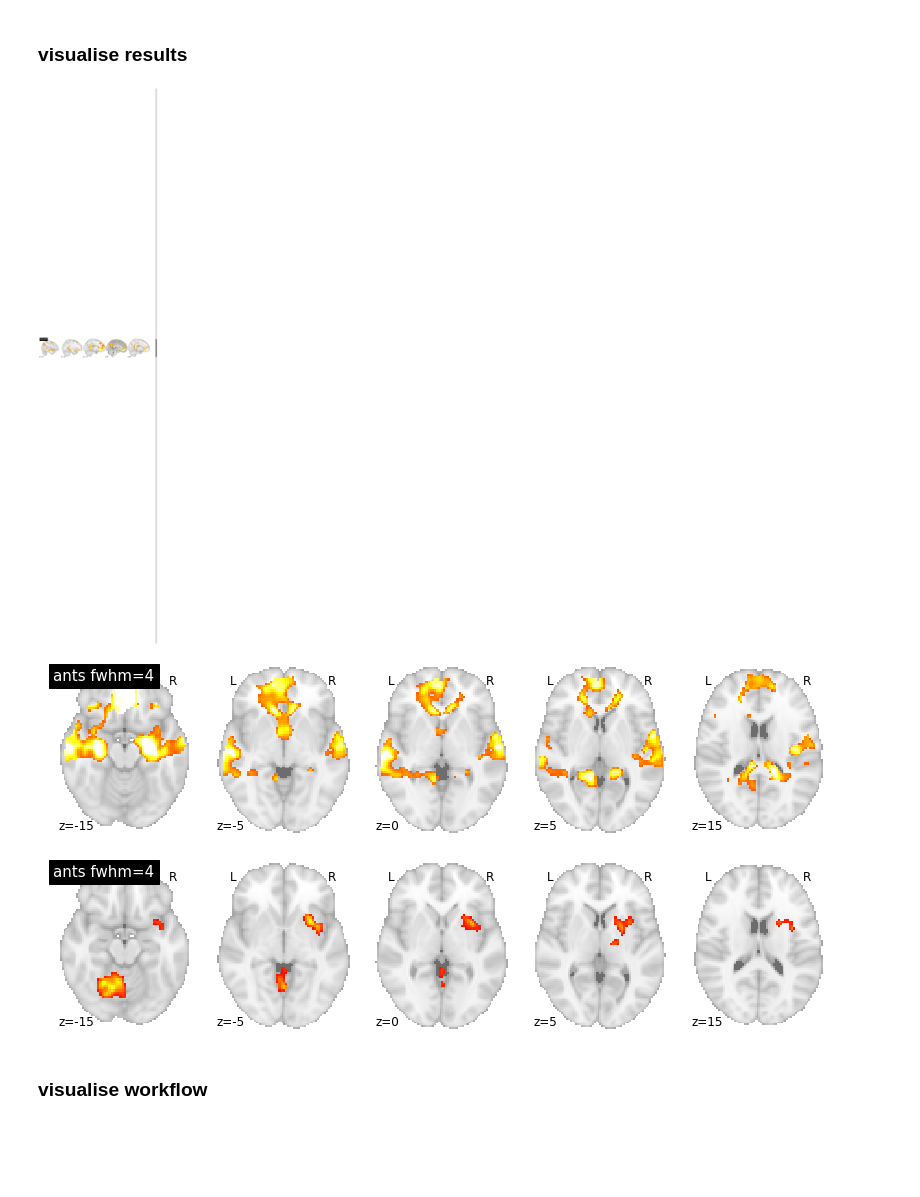
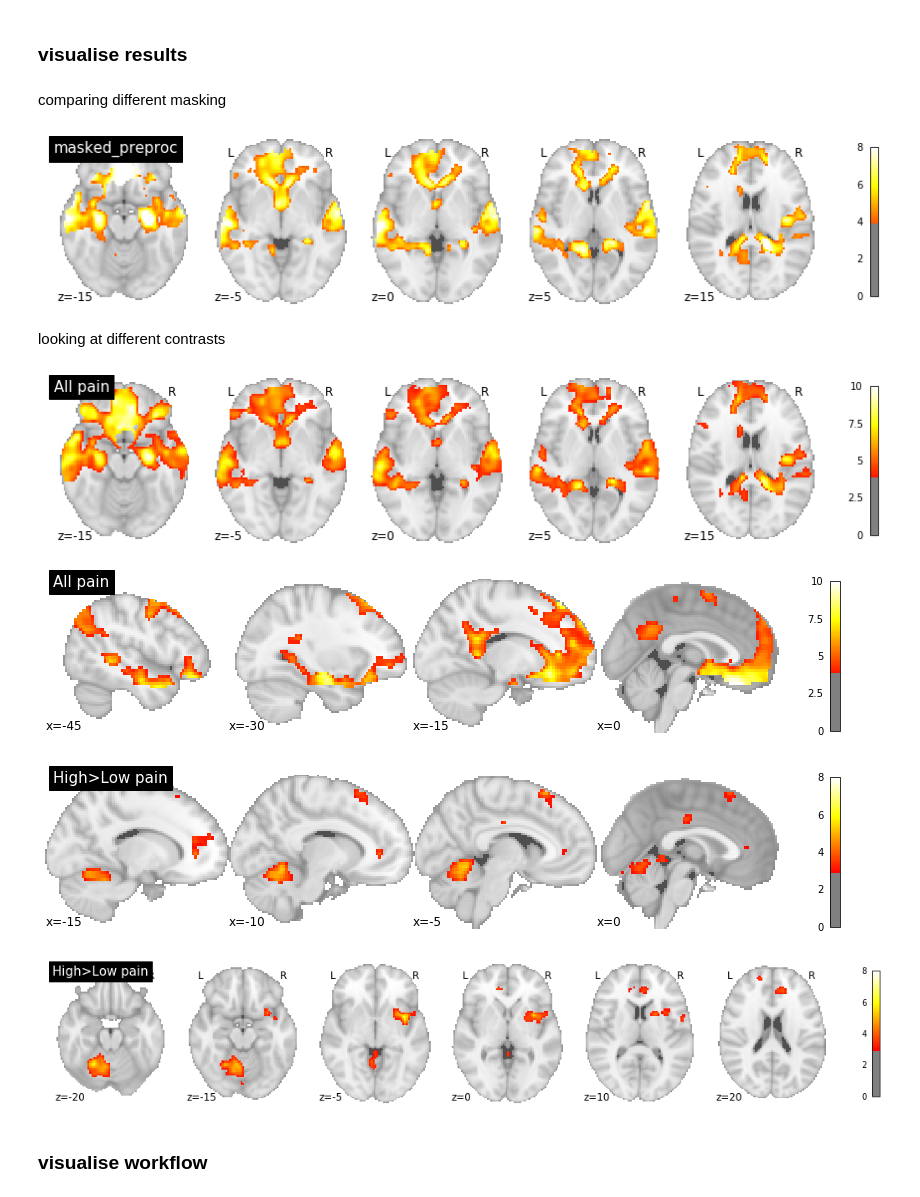
Before and after one commit to syzhang/tsl_data, a Jupyter notebook: imaging/second_level_basics.ipynb, the cells around one changed output. Drawn from its saved outputs; the diff is of its cells as text; code cells hidden in the pictures; blank space fills up the shorter version.

Commit message:
compare masking

```diff
--- a/imaging/second_level_basics.ipynb
+++ b/imaging/second_level_basics.ipynb
@@ -183,10 +254,14 @@ l2analysis.run('MultiProc', plugin_args={'n_procs': 4})
          [Node] Running "selectfiles" ("nipype.interfaces.io.SelectFiles")
 # %% [markdown]
 ### visualise results
+# %% [markdown]
+comparing different masking
 # %%
 nilearn.plotting.plot_stat_map(
-    '/output/first_level/2ndLevel/con_0001/spmT_0001_thr.nii', title='all_pain', dim=1,
-    threshold=4, vmax=8, display_mode='x', cut_coords=(-45, -30, -15, 0, 15),
+    '/output/first_level/2ndLevel/con_0001/spmT_0001_thr.nii', title='masked_preproc',
+    threshold=4, vmax=8, display_mode='z', cut_coords=(-15, -5, 0, 5, 15),
     colorbar=True);
 # %% [output]
-[figure, old version]
+[figure, new version]
+# %% [markdown]
+looking at different contrasts
@@ -193,7 +271,16 @@ nilearn.plotting.plot_stat_map(
 # %%
-nilearn.plotting.plot_stat_map(
-    '/output/first_level/2ndLevel/con_0001/spmT_0001_thr.nii', title='ants fwhm=4', dim=1,
-    threshold=4, vmax=8, display_mode='z', cut_coords=(-15, -5, 0, 5, 15),
-    colorbar=False);
+all_pain_z = nilearn.plotting.plot_stat_map(
+    smap, title=ttl,
+    threshold=4, vmax=10, display_mode='z', cut_coords=(-15, -5, 0, 5, 15),
+    colorbar=True);
+all_pain_z.savefig('./figs/all_pain_z.pdf')
 # %% [output]
-[figure, old version]
+[figure, new version]
+# %%
+all_pain_x = nilearn.plotting.plot_stat_map(
+    smap, title=ttl,
+    threshold=4, vmax=10, display_mode='x', cut_coords=(-45, -30, -15, 0),
+    colorbar=True);
+all_pain_x.savefig('./figs/all_pain_x.pdf')
+# %% [output]
+[figure, added]
@@ -200,10 +291,19 @@ nilearn.plotting.plot_stat_map(
+# %%
+hl_x = nilearn.plotting.plot_stat_map(
+    smap, title=ttl,
+    threshold=3, vmax=8, display_mode='x', cut_coords=(-15, -10, -5, 0),
+    colorbar=True);
+hl_x.savefig('./figs/high_minus_low_x.pdf')
+# %% [output]
+[figure, added]
 # %%
-nilearn.plotting.plot_stat_map(
-    '/output/first_level/2ndLevel/con_0004/spmT_0001_thr.nii', title='ants fwhm=4', dim=1,
-    threshold=3, vmax=8, display_mode='z', cut_coords=(-15, -5, 0, 5, 15),
-    colorbar=False);
+hl_z = nilearn.plotting.plot_stat_map(
+    smap, title=ttl,
+    threshold=3, vmax=8, display_mode='z', cut_coords=(-20, -15, -5, 0, 10, 20),
+    colorbar=True);
+hl_z.savefig('./figs/high_minus_low_z.pdf')
 # %% [output]
-[figure, old version]
+[figure, new version]
 # %% [markdown]
 ### visualise workflow
 # %%
```
Also changed, not shown: parts of 18 cells of this notebook, 5 other files.
